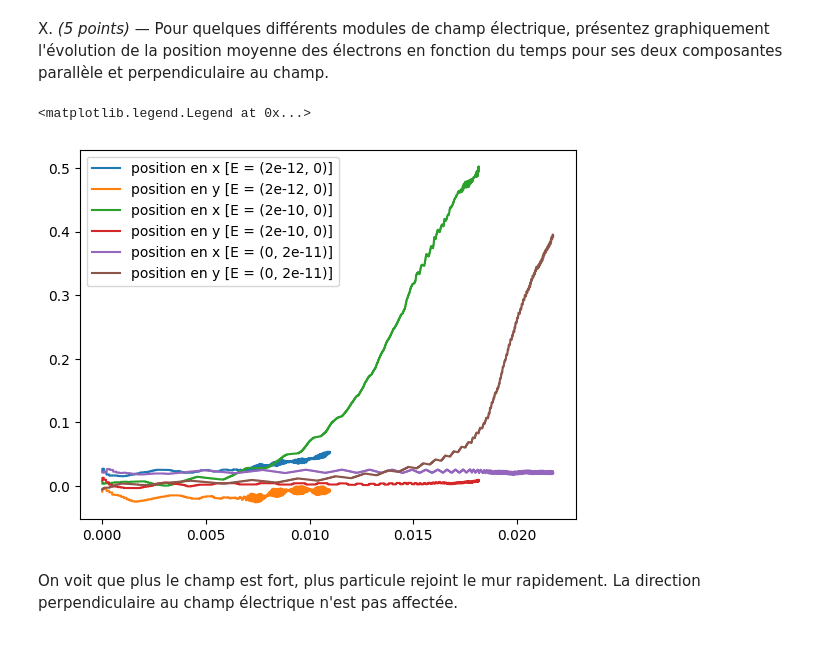
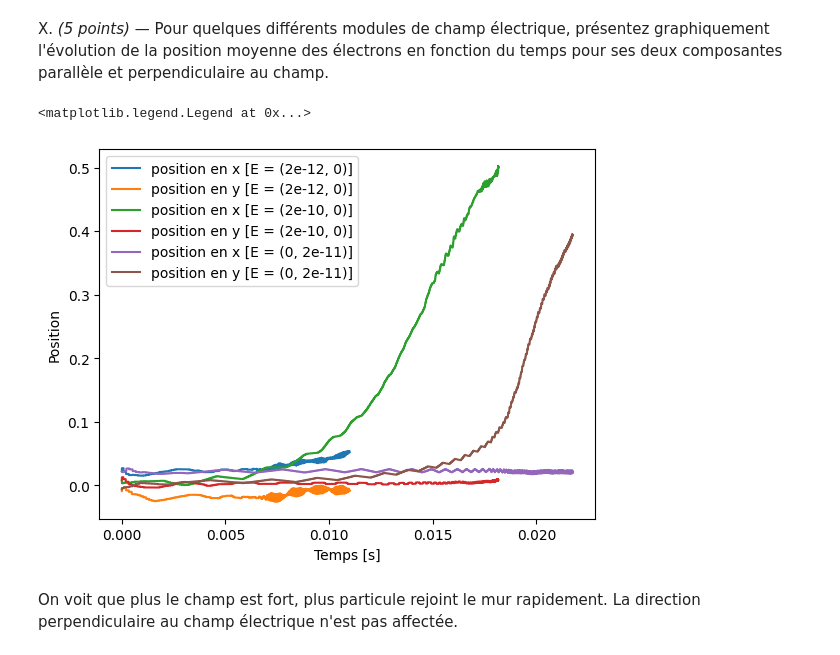
Before and after one commit to craqu/TP1_ES, a Jupyter notebook: DrudeTP_Part2_h25.ipynb, the cells around one changed output. Cells and saved outputs as stored; diff of their text form; code cells hidden in the pictures.

Commit message:
Ajout axe dernier graphique

```diff
--- a/DrudeTP_Part2_h25.ipynb
+++ b/DrudeTP_Part2_h25.ipynb
@@ -79,24 +79,26 @@ X. _(5 points)_ &mdash; Pour quelques différents modules de champ électrique,
 # %%
 from part2_x_1_data import average_position as average_position_1
 from part2_x_2_data import average_position as average_position_2
 from part2_x_3_data import average_position as average_position_3
 
 t_1 = [i*1e-6 for i in range(len(average_position_1))]
 t_2 = [i*1e-6 for i in range(len(average_position_2))]
 t_3 = [i*1e-6 for i in range(len(average_position_3))]
 
 plt.plot(t_1, [pos.x for pos in average_position_1], label="position en x [E = (2e-12, 0)]")
 plt.plot(t_1, [pos.y for pos in average_position_1], label="position en y [E = (2e-12, 0)]")
 plt.plot(t_2, [pos.x for pos in average_position_2], label="position en x [E = (2e-10, 0)]")
 plt.plot(t_2, [pos.y for pos in average_position_2], label="position en y [E = (2e-10, 0)]")
 plt.plot(t_3, [pos.x for pos in average_position_3], label="position en x [E = (0, 2e-11)]")
 plt.plot(t_3, [pos.y for pos in average_position_3], label="position en y [E = (0, 2e-11)]")
 
+plt.xlabel('Temps [s]')
+plt.ylabel("Position")
 
 plt.legend()
 # %% [output]
 <matplotlib.legend.Legend at 0x...>
-[figure, old version]
+[figure, new version]
 # %% [markdown]
 On voit que plus le champ est fort, plus particule rejoint le mur rapidement. La direction perpendiculaire au champ électrique n'est pas affectée.
 # %% [markdown]
```
